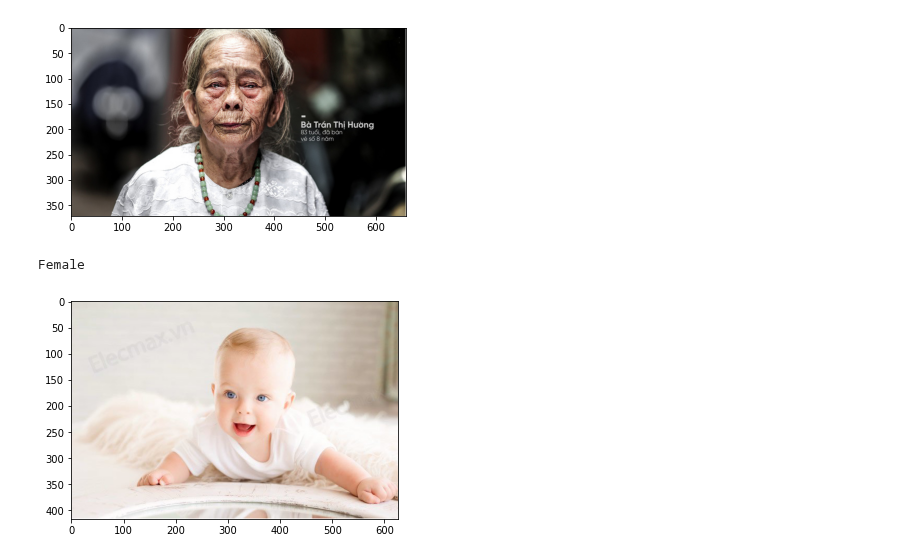
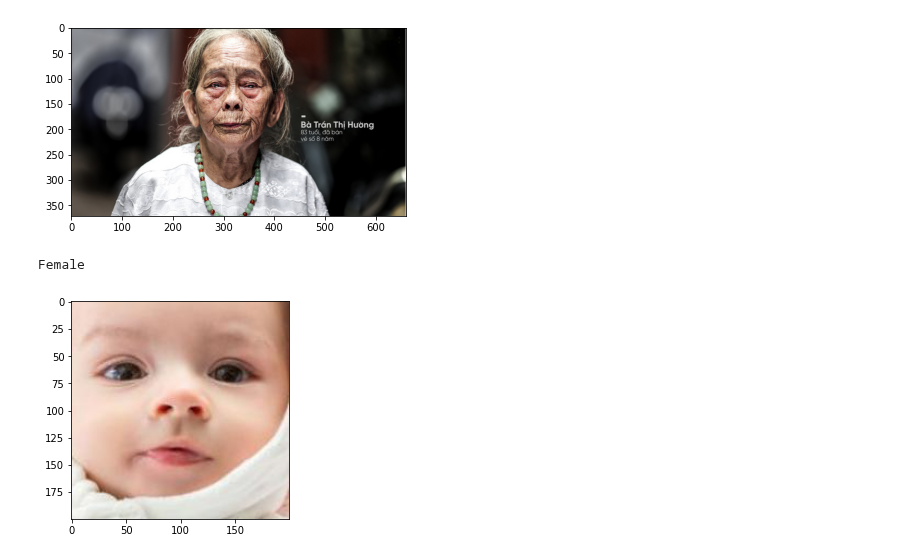
Before and after one commit to lephuocdat2000/-CS114.K21-, a Jupyter notebook: GenderClassification.ipynb, the cells around one changed output. Saved outputs shown, nothing was run; the diff lists cells and outputs as text; code cells hidden in the pictures.

```diff
--- a/GenderClassification.ipynb
+++ b/GenderClassification.ipynb
@@ -218,8 +215,8 @@ Prediction('/content/1-2-15214374669621425193998.jpg')
 # %% [output]
 Male
 [figure]
-# %%
-Prediction('/content/trẻ-sơ-sinh-có-nên-nằm-điều-hòa.jpg')
-# %% [output]
-Female
-[figure, removed]
+# %%
+Prediction('/content/1_0_0_20161219203009924.jpg.chip.jpg')
+# %% [output]
+Female
+[figure, added]
```
Also changed, not shown: parts of 6 cells of this notebook.
